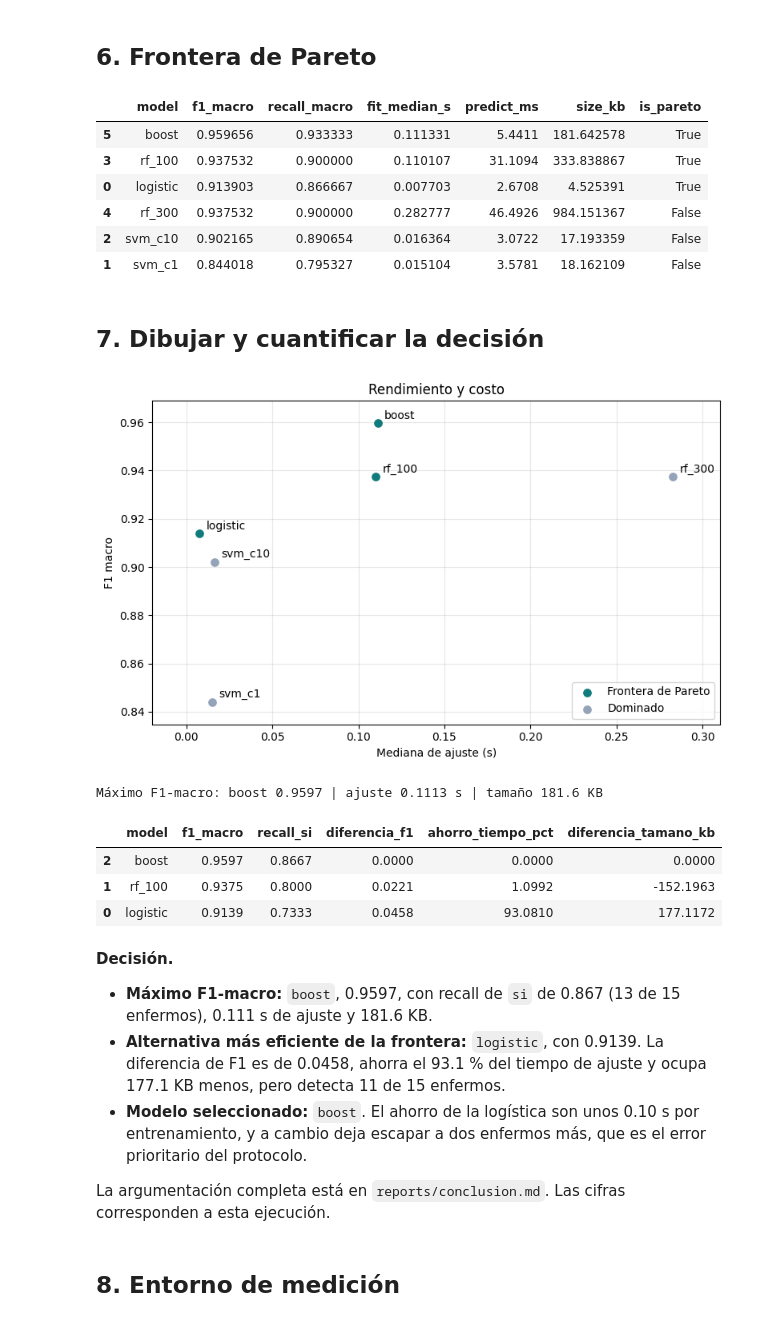
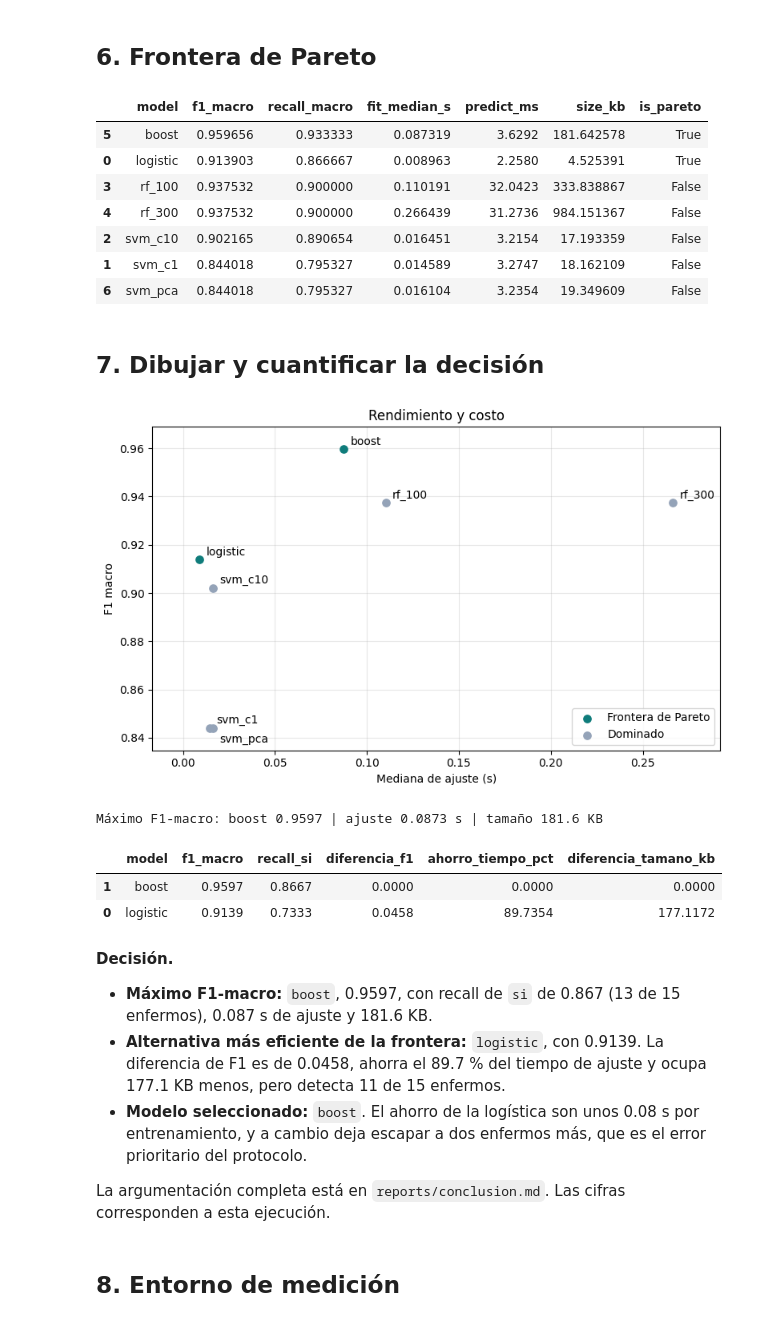
Before and after one commit to RoqueVentura/UASD-Maestria-Ciencia-De-Datos, a Jupyter notebook: Ciencia de datos II/Unidad I/Ejercicio 02/notebooks/green_ai.ipynb, the cells around one changed output. Drawn from its saved outputs; the diff is of its cells as text; code cells hidden in the pictures.

Commit message:
feat: repeat inference timing, add svm_pca to results and version models

```diff
--- a/Ciencia de datos II/Unidad I/Ejercicio 02/notebooks/green_ai.ipynb
+++ b/Ciencia de datos II/Unidad I/Ejercicio 02/notebooks/green_ai.ipynb
@@ -106,8 +106,11 @@ for name,model in models.items():
     for repetition in range(3):
         start=perf_counter(); model.fit(Xtr,ytr)
         fit_times.append(perf_counter()-start)
-    start=perf_counter(); pred=model.predict(Xte)
-    predict_ms=(perf_counter()-start)*1000
+    pred_times=[]
+    for repetition in range(3):
+        start=perf_counter(); pred=model.predict(Xte)
+        pred_times.append(perf_counter()-start)
+    predict_ms=np.median(pred_times)*1000
     path=Path("reports/models")/f"{name}.joblib"
     joblib.dump(model,path)
     rows.append({"model":name,"f1_macro":f1_score(yte,pred,average="macro"),
@@ -147,8 +150,11 @@ fit_times=[]
 for repetition in range(3):
     start=perf_counter(); svm_pca.fit(Xtr,ytr)
     fit_times.append(perf_counter()-start)
-start=perf_counter(); pred=svm_pca.predict(Xte)
-predict_ms=(perf_counter()-start)*1000
+pred_times=[]
+for repetition in range(3):
+    start=perf_counter(); pred=svm_pca.predict(Xte)
+    pred_times.append(perf_counter()-start)
+predict_ms=np.median(pred_times)*1000
 path=Path("reports/models")/"svm_pca.joblib"
 joblib.dump(svm_pca,path)
 pca_row={"model":"svm_pca","f1_macro":f1_score(yte,pred,average="macro"),
@@ -208,30 +214,33 @@ plt.tight_layout(rect=(0,.06,1,1));plt.savefig("reports/tsne_two_seeds.png",dpi=
 # %%
 from inf8239_u01.green import pareto_flags
 
+results=pd.concat([results,pd.DataFrame([pca_row])],ignore_index=True)
 results["is_pareto"]=pareto_flags(results)
 results.to_csv("reports/green_ai_results.csv",index=False)
 results.sort_values(["is_pareto","f1_macro"],ascending=[False,False])
 # %% [output]
 |  | model | f1_macro | recall_macro | fit_median_s | predict_ms | size_kb | is_pareto |
-| 5 | boost | 0.959656 | 0.933333 | 0.111331 | 5.4411 | 181.642578 | True |
-| 3 | rf_100 | 0.937532 | 0.900000 | 0.110107 | 31.1094 | 333.838867 | True |
-| 0 | logistic | 0.913903 | 0.866667 | 0.007703 | 2.6708 | 4.525391 | True |
-| 4 | rf_300 | 0.937532 | 0.900000 | 0.282777 | 46.4926 | 984.151367 | False |
-| 2 | svm_c10 | 0.902165 | 0.890654 | 0.016364 | 3.0722 | 17.193359 | False |
-| 1 | svm_c1 | 0.844018 | 0.795327 | 0.015104 | 3.5781 | 18.162109 | False |
+| 5 | boost | 0.959656 | 0.933333 | 0.087319 | 3.6292 | 181.642578 | True |
+| 0 | logistic | 0.913903 | 0.866667 | 0.008963 | 2.2580 | 4.525391 | True |
+| 3 | rf_100 | 0.937532 | 0.900000 | 0.110191 | 32.0423 | 333.838867 | False |
+| 4 | rf_300 | 0.937532 | 0.900000 | 0.266439 | 31.2736 | 984.151367 | False |
+| 2 | svm_c10 | 0.902165 | 0.890654 | 0.016451 | 3.2154 | 17.193359 | False |
+| 1 | svm_c1 | 0.844018 | 0.795327 | 0.014589 | 3.2747 | 18.162109 | False |
+| 6 | svm_pca | 0.844018 | 0.795327 | 0.016104 | 3.2354 | 19.349609 | False |
 # %% [markdown]
 ## 7. Dibujar y cuantificar la decisión
 # %%
 fig,ax=plt.subplots(figsize=(8,5))
 for flag,color,name in [(True,"#0f7c7b","Frontera de Pareto"),(False,"#94a3b8","Dominado")]:
     part=results[results.is_pareto==flag]
     ax.scatter(part.fit_median_s,part.f1_macro,c=color,s=45,label=name,zorder=3)
-for _,r in results.iterrows(): ax.annotate(r.model,(r.fit_median_s,r.f1_macro),xytext=(6,4),textcoords="offset points")
+offsets={"svm_pca":(6,-13)}
+for _,r in results.iterrows(): ax.annotate(r.model,(r.fit_median_s,r.f1_macro),xytext=offsets.get(r.model,(6,4)),textcoords="offset points")
 ax.set(xlabel="Mediana de ajuste (s)",ylabel="F1 macro",title="Rendimiento y costo")
 ax.margins(x=.1,y=.08);ax.grid(alpha=.3);ax.legend(loc="lower right")
 plt.tight_layout();plt.savefig("reports/pareto.png",dpi=160)
 # %% [output]
-[figure, old version]
+[figure, new version]
 # %%
 # Cuantificación de la decisión: máximo F1 frente a cada modelo de la frontera de Pareto
 best = results.loc[results.f1_macro.idxmax()]
@@ -239,7 +248,7 @@ print("Máximo F1-macro:", best.model, round(best.f1_macro, 4),
       "| ajuste", round(best.fit_median_s, 4), "s | tamaño", round(best.size_kb, 1), "KB")
 comparison = []
 for _, r in results[results.is_pareto].iterrows():
-    pred = models[r.model].predict(Xte)
+    pred = {**models, "svm_pca": svm_pca}[r.model].predict(Xte)
     comparison.append({"model": r.model, "f1_macro": r.f1_macro,
                        "recall_si": recall_score(yte, pred, pos_label="si"),
                        "diferencia_f1": best.f1_macro - r.f1_macro,
@@ -247,17 +256,16 @@ for _, r in results[results.is_pareto].iterrows():
                        "diferencia_tamano_kb": best.size_kb - r.size_kb})
 pd.DataFrame(comparison).sort_values("f1_macro", ascending=False).round(4)
 # %% [output]
-Máximo F1-macro: boost 0.9597 | ajuste 0.1113 s | tamaño 181.6 KB
+Máximo F1-macro: boost 0.9597 | ajuste 0.0873 s | tamaño 181.6 KB
 |  | model | f1_macro | recall_si | diferencia_f1 | ahorro_tiempo_pct | diferencia_tamano_kb |
-| 2 | boost | 0.9597 | 0.8667 | 0.0000 | 0.0000 | 0.0000 |
-| 1 | rf_100 | 0.9375 | 0.8000 | 0.0221 | 1.0992 | -152.1963 |
-| 0 | logistic | 0.9139 | 0.7333 | 0.0458 | 93.0810 | 177.1172 |
+| 1 | boost | 0.9597 | 0.8667 | 0.0000 | 0.0000 | 0.0000 |
+| 0 | logistic | 0.9139 | 0.7333 | 0.0458 | 89.7354 | 177.1172 |
 # %% [markdown]
 **Decisión.**
 
-- **Máximo F1-macro:** `boost`, 0.9597, con recall de `si` de 0.867 (13 de 15 enfermos), 0.111 s de ajuste y 181.6 KB.
-- **Alternativa más eficiente de la frontera:** `logistic`, con 0.9139. La diferencia de F1 es de 0.0458, ahorra el 93.1 % del tiempo de ajuste y ocupa 177.1 KB menos, pero detecta 11 de 15 enfermos.
-- **Modelo seleccionado:** `boost`. El ahorro de la logística son unos 0.10 s por entrenamiento, y a cambio deja escapar a dos enfermos más, que es el error prioritario del protocolo.
+- **Máximo F1-macro:** `boost`, 0.9597, con recall de `si` de 0.867 (13 de 15 enfermos), 0.087 s de ajuste y 181.6 KB.
+- **Alternativa más eficiente de la frontera:** `logistic`, con 0.9139. La diferencia de F1 es de 0.0458, ahorra el 89.7 % del tiempo de ajuste y ocupa 177.1 KB menos, pero detecta 11 de 15 enfermos.
+- **Modelo seleccionado:** `boost`. El ahorro de la logística son unos 0.08 s por entrenamiento, y a cambio deja escapar a dos enfermos más, que es el error prioritario del protocolo.
 
 La argumentación completa está en `reports/conclusion.md`. Las cifras corresponden a esta ejecución.
 # %% [markdown]
```
Also changed, not shown: parts of 3 cells of this notebook, 13 other files.
